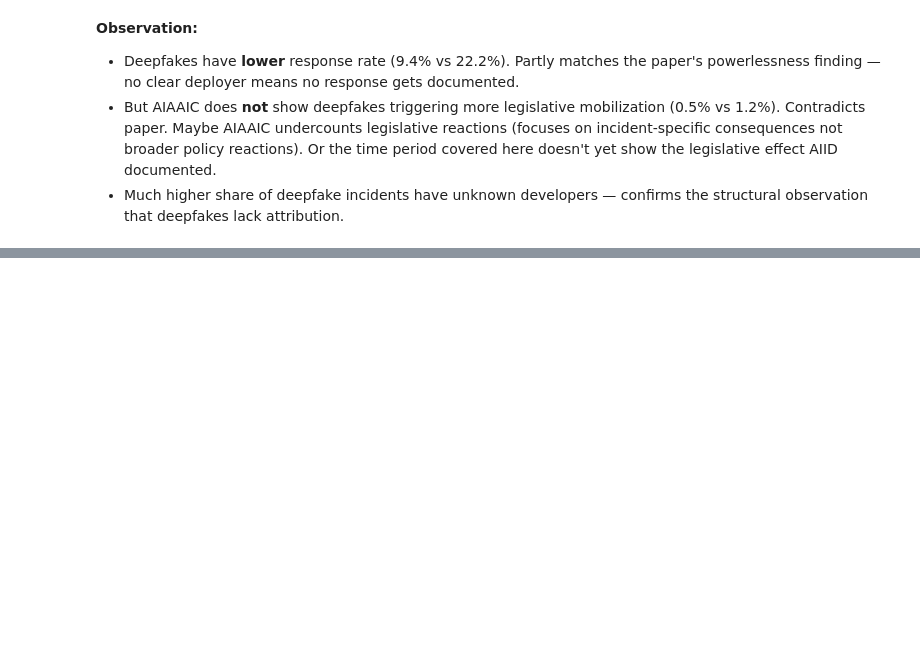
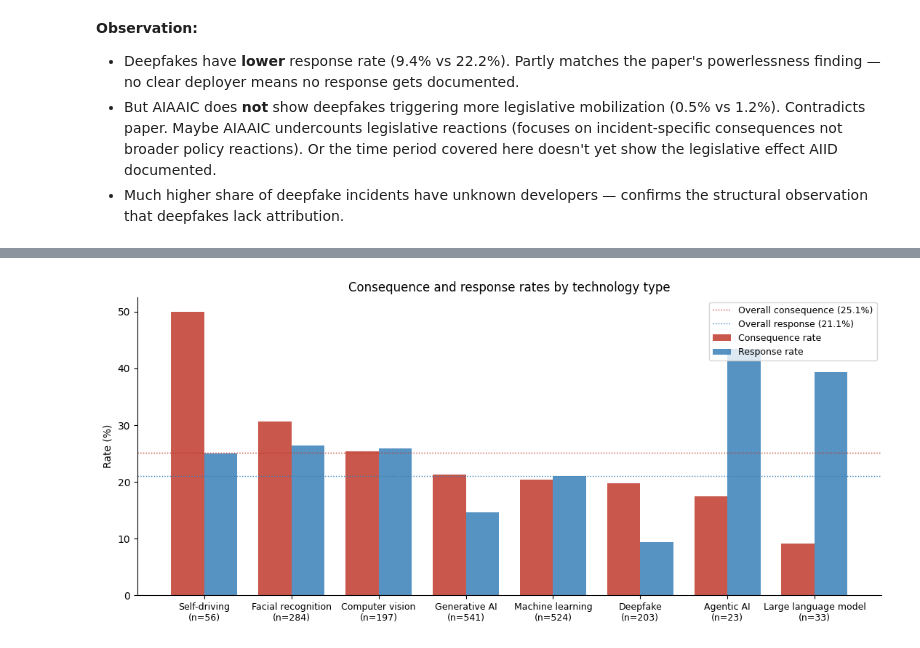
Before and after one commit to marilynn-mm/ai-incident-visualisation, a Jupyter notebook: analysis/AIAAIC/accountability_patterns.ipynb, the cells around one changed output, grey strips where cells are left out. Cells and saved outputs as stored; diff of their text form; code cells hidden in the pictures; blank space fills up the shorter version.

```diff
--- a/analysis/AIAAIC/accountability_patterns.ipynb
+++ b/analysis/AIAAIC/accountability_patterns.ipynb
@@ -380,0 +385,26 @@ For the visualization: don't import the paper's findings wholesale. Anchor on wh
+# %%
+TECH_COLS = {
+    'is_generative_ai':        'Generative AI',
+    'is_large_language_model': 'Large language model',
+    'is_facial_recognition':   'Facial recognition',
+    'is_deepfake':             'Deepfake',
+    'is_machine_learning':     'Machine learning',
+    'is_computer_vision':      'Computer vision',
+    'is_self_driving_system':  'Self-driving',
+    'is_agentic_ai':           'Agentic AI',
+}
+
+rows = []
+for col, name in TECH_COLS.items():
+    sub = df[df[col].astype(str) == 'True']
+    if len(sub) < 20:
+        continue
+    rows.append({
+        'tech':       name,
+        'n':          len(sub),
+        'cons_rate':  round(sub['has_c'].mean() * 100, 1),
+        'resp_rate':  round(sub['has_r'].mean() * 100, 1),
+        'neither':    round(((~sub['has_c']) & (~sub['has_r'])).mean() * 100, 1),
+    })
+tech_rates = pd.DataFrame(rows).sort_values('n', ascending=False).reset_index(drop=True)
+tech_rates
@@ -380,0 +421,21 @@ For the visualization: don't import the paper's findings wholesale. Anchor on wh
+# %%
+# Sort by consequence rate to surface the gradient
+order = tech_rates.sort_values('cons_rate', ascending=False).reset_index(drop=True)
+
+fig, ax = plt.subplots(figsize=(11, 5))
+x = np.arange(len(order))
+w = 0.38
+ax.bar(x - w/2, order['cons_rate'], w, color='#c0392b', alpha=0.85, label='Consequence rate')
+ax.bar(x + w/2, order['resp_rate'], w, color='#3a80b8', alpha=0.85, label='Response rate')
+ax.axhline(OVERALL_C, color='#c0392b', linestyle=':', linewidth=1, label=f'Overall consequence ({OVERALL_C:.1f}%)')
+ax.axhline(OVERALL_R, color='#3a80b8', linestyle=':', linewidth=1, label=f'Overall response ({OVERALL_R:.1f}%)')
+ax.set_xticks(x)
+ax.set_xticklabels([f'{t}\n(n={n})' for t, n in zip(order['tech'], order['n'])], fontsize=9)
+ax.set_ylabel('Rate (%)')
+ax.set_title('Consequence and response rates by technology type')
+ax.spines[['top','right']].set_visible(False)
+ax.legend(loc='upper right', fontsize=9)
+plt.tight_layout()
+plt.show()
+# %% [output]
+[figure, added]
```
Also changed, not shown: parts of 13 cells of this notebook, 7 other files.
